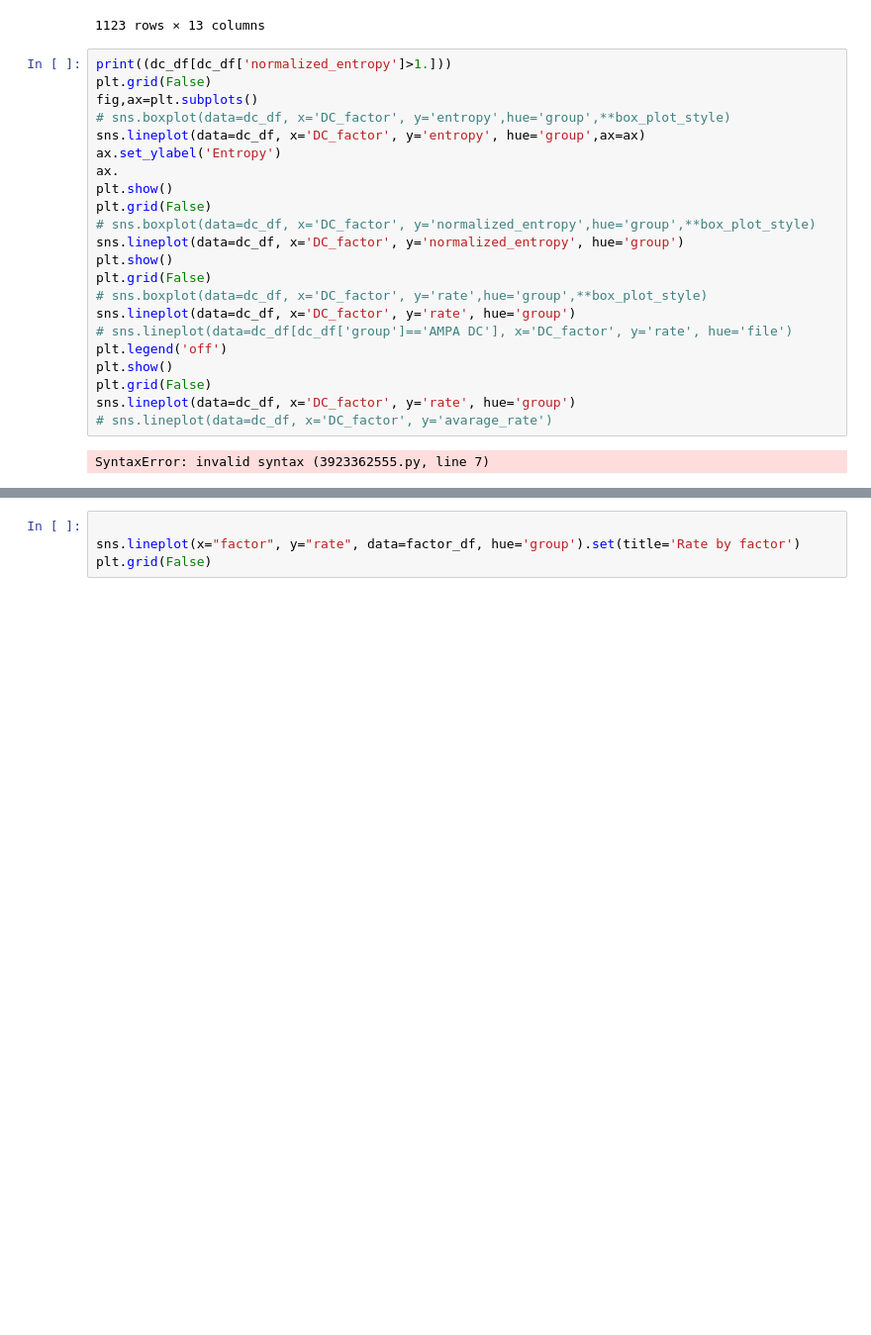
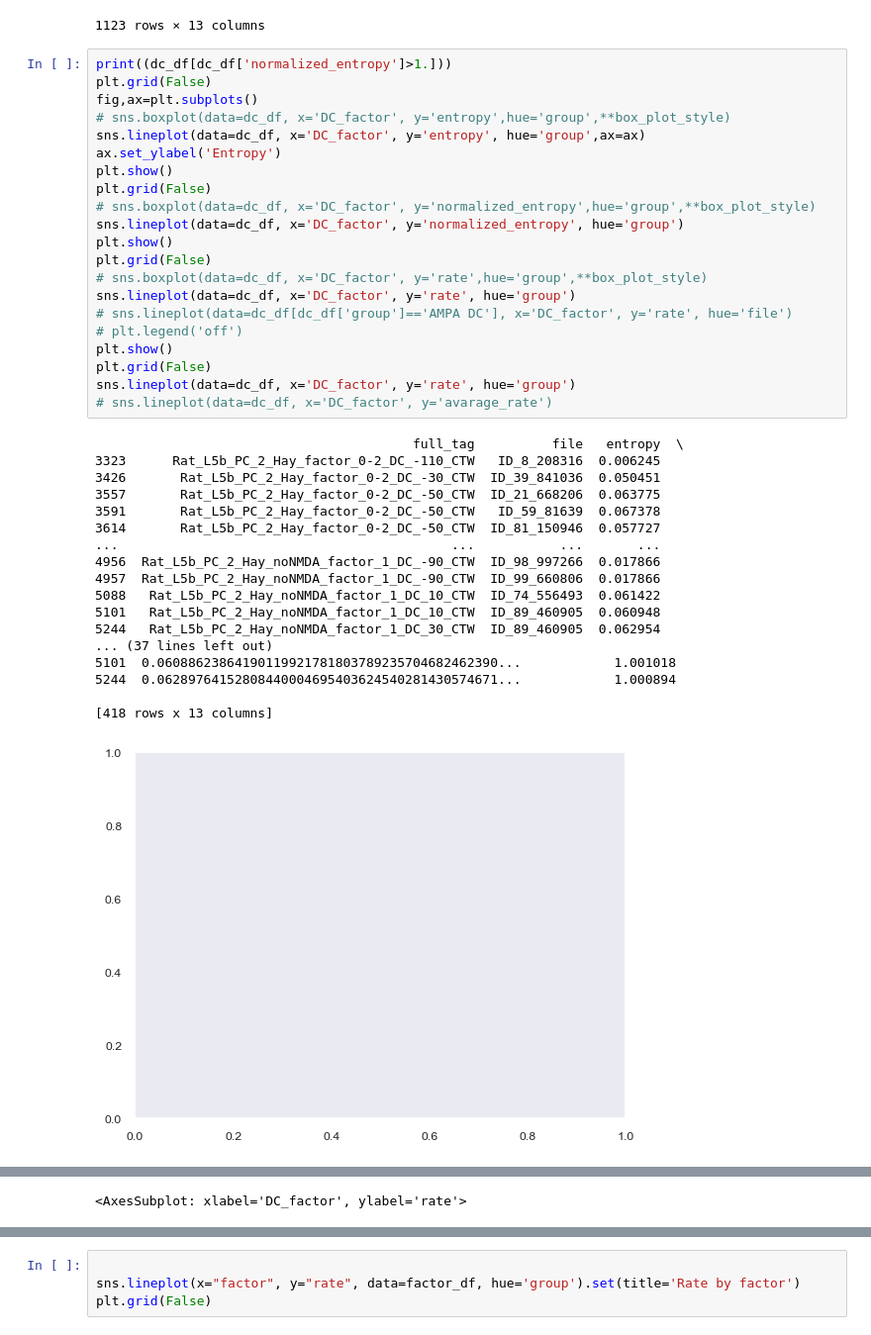
Before and after one commit to NitzanLux/neuron_mi, a Jupyter notebook: entropy_CTW_eval.ipynb, the cells around one changed output, grey strips where cells are left out. Shown at 99% size. Saved outputs shown, nothing was run; the diff lists cells and outputs as text; blank space fills up the shorter version.

```diff
--- a/entropy_CTW_eval.ipynb
+++ b/entropy_CTW_eval.ipynb
@@ -453,24 +453,40 @@ df[df['normalized_entropy']>1.]
 # %%
 print((dc_df[dc_df['normalized_entropy']>1.]))
 plt.grid(False)
 fig,ax=plt.subplots()
 # sns.boxplot(data=dc_df, x='DC_factor', y='entropy',hue='group',**box_plot_style)
 sns.lineplot(data=dc_df, x='DC_factor', y='entropy', hue='group',ax=ax)
 ax.set_ylabel('Entropy')
-ax.
 plt.show()
 plt.grid(False)
 # sns.boxplot(data=dc_df, x='DC_factor', y='normalized_entropy',hue='group',**box_plot_style)
 sns.lineplot(data=dc_df, x='DC_factor', y='normalized_entropy', hue='group')
 plt.show()
 plt.grid(False)
 # sns.boxplot(data=dc_df, x='DC_factor', y='rate',hue='group',**box_plot_style)
 sns.lineplot(data=dc_df, x='DC_factor', y='rate', hue='group')
 # sns.lineplot(data=dc_df[dc_df['group']=='AMPA DC'], x='DC_factor', y='rate', hue='file')
-plt.legend('off')
+# plt.legend('off')
 plt.show()
 plt.grid(False)
 sns.lineplot(data=dc_df, x='DC_factor', y='rate', hue='group')
 # sns.lineplot(data=dc_df, x='DC_factor', y='avarage_rate')
 # %% [output]
-SyntaxError: invalid syntax (3923362555.py, line 7)
+                                         full_tag          file   entropy  \
+3323      Rat_L5b_PC_2_Hay_factor_0-2_DC_-110_CTW   ID_8_208316  0.006245
+3426       Rat_L5b_PC_2_Hay_factor_0-2_DC_-30_CTW  ID_39_841036  0.050451
+3557       Rat_L5b_PC_2_Hay_factor_0-2_DC_-50_CTW  ID_21_668206  0.063775
+3591       Rat_L5b_PC_2_Hay_factor_0-2_DC_-50_CTW   ID_59_81639  0.067378
+3614       Rat_L5b_PC_2_Hay_factor_0-2_DC_-50_CTW  ID_81_150946  0.057727
+...                                           ...           ...       ...
+4956  Rat_L5b_PC_2_Hay_noNMDA_factor_1_DC_-90_CTW  ID_98_997266  0.017866
+4957  Rat_L5b_PC_2_Hay_noNMDA_factor_1_DC_-90_CTW  ID_99_660806  0.017866
+5088   Rat_L5b_PC_2_Hay_noNMDA_factor_1_DC_10_CTW  ID_74_556493  0.061422
+5101   Rat_L5b_PC_2_Hay_noNMDA_factor_1_DC_10_CTW  ID_89_460905  0.060948
+5244   Rat_L5b_PC_2_Hay_noNMDA_factor_1_DC_30_CTW  ID_89_460905  0.062954
+... (37 lines left out)
+5101  0.06088623864190119921781803789235704682462390...            1.001018
+5244  0.06289764152808440004695403624540281430574671...            1.000894
+
+[418 rows x 13 columns]
+[figure, added]
@@ -476,0 +496 @@ SyntaxError: invalid syntax (3923362555.py, line 7)
+<AxesSubplot: xlabel='DC_factor', ylabel='rate'>
```
Also changed, not shown: parts of 3 cells of this notebook, 2 other files.
